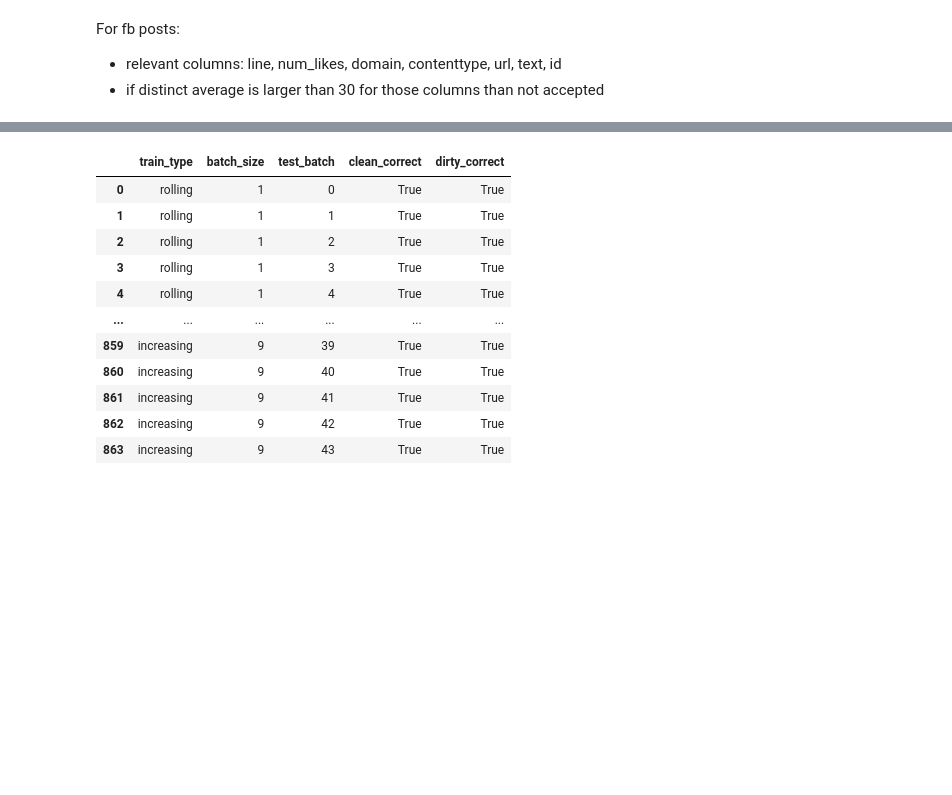
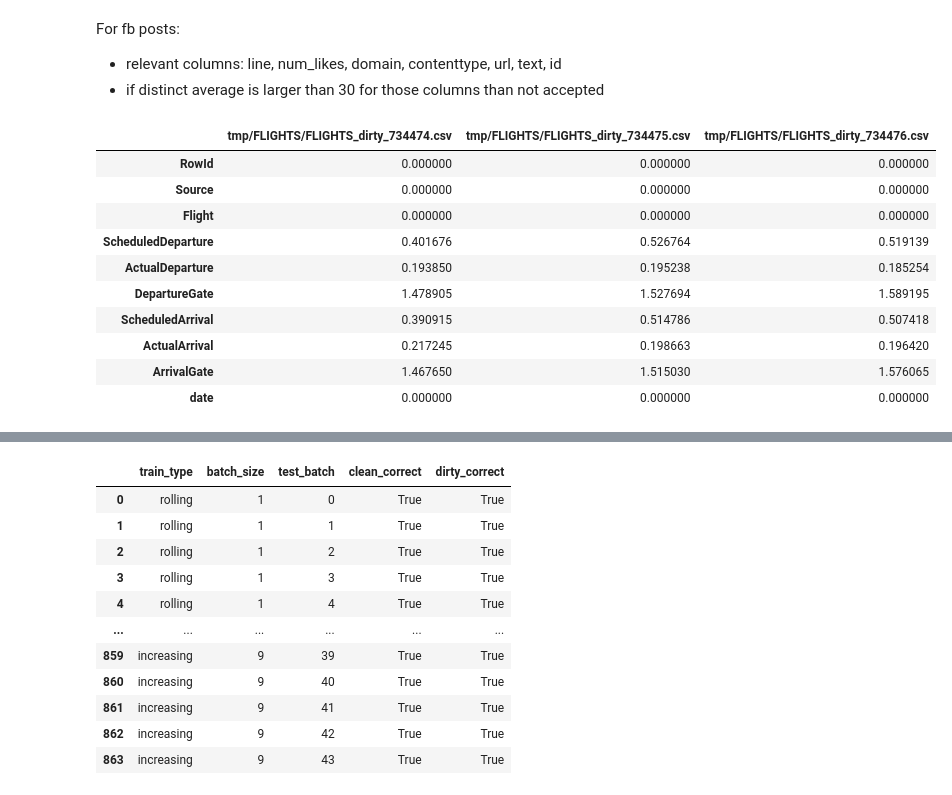
Before and after one commit to zivschwartz/Data-Quality-Validation-Pipeline, a Jupyter notebook: baseline_analysis.ipynb, the cells around one changed output, grey strips where cells are left out. Cells and saved outputs as stored; diff of their text form; code cells hidden in the pictures; blank space fills up the shorter version.

```diff
--- a/baseline_analysis.ipynb
+++ b/baseline_analysis.ipynb
@@ -263,0 +228,18 @@ def analysis(i, train_type, clean, dirty, batch_size, method):
+# %%
+test_batch = dirty_flights[2:5]
+test_batch_completeness, __ = completeness_dataframes(test_batch, test_batch)
+test_batch_distinct, __ = distinct_counts_dataframes(test_batch, test_batch)
+# %%
+test_batch_completeness
+# %% [output]
+|  | tmp/FLIGHTS/FLIGHTS_dirty_734474.csv | tmp/FLIGHTS/FLIGHTS_dirty_734475.csv | tmp/FLIGHTS/FLIGHTS_dirty_734476.csv |
+| RowId | 0.000000 | 0.000000 | 0.000000 |
+| Source | 0.000000 | 0.000000 | 0.000000 |
+| Flight | 0.000000 | 0.000000 | 0.000000 |
+| ScheduledDeparture | 0.401676 | 0.526764 | 0.519139 |
+| ActualDeparture | 0.193850 | 0.195238 | 0.185254 |
+| DepartureGate | 1.478905 | 1.527694 | 1.589195 |
+| ScheduledArrival | 0.390915 | 0.514786 | 0.507418 |
+| ActualArrival | 0.217245 | 0.198663 | 0.196420 |
+| ArrivalGate | 1.467650 | 1.515030 | 1.576065 |
+| date | 0.000000 | 0.000000 | 0.000000 |
```
Also changed, not shown: parts of 4 cells of this notebook.
